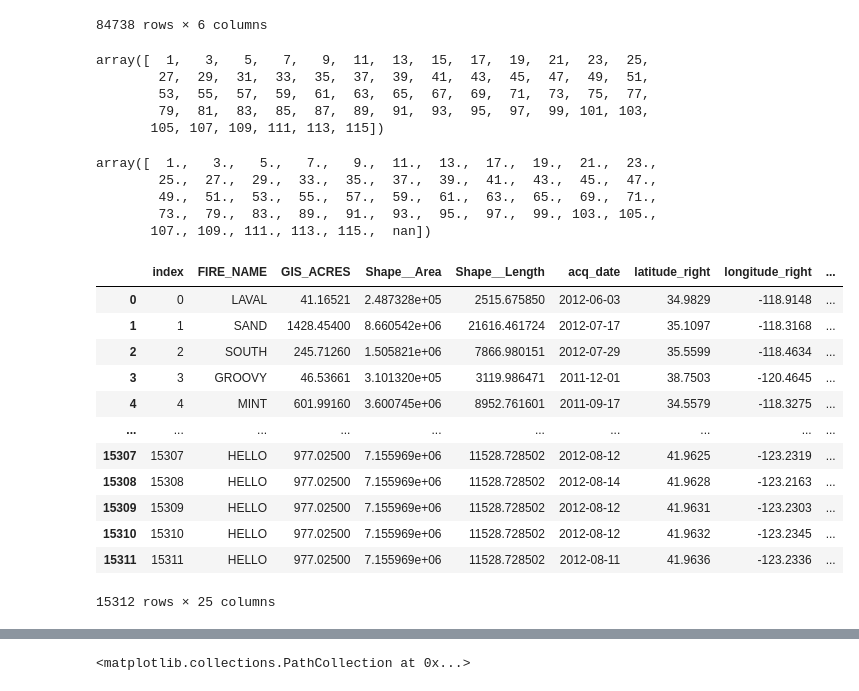
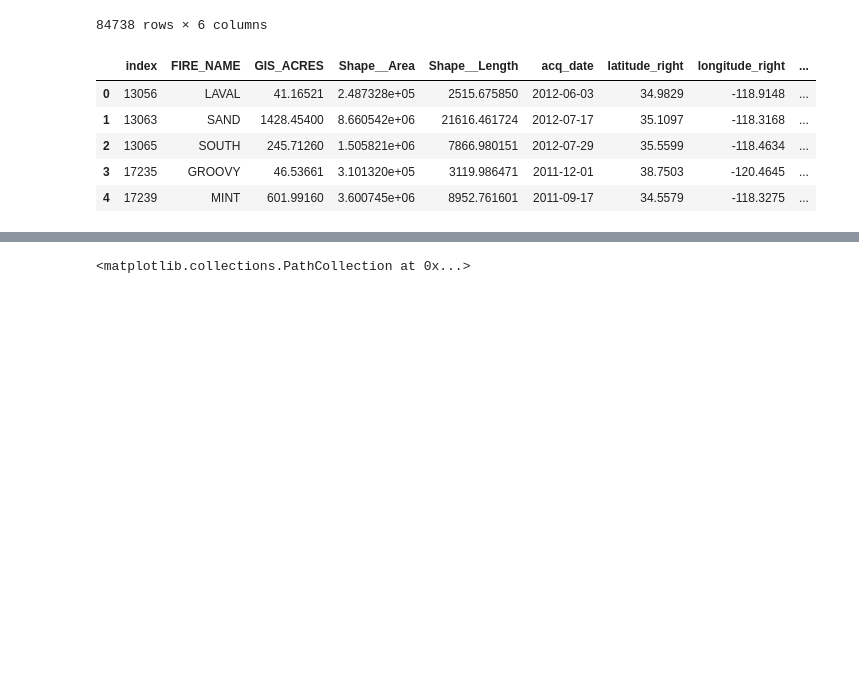
Before and after one commit to oTaira/emberalert, a Jupyter notebook: fireforce_V2.ipynb, the cells around one changed output, grey strips where cells are left out. Cells and saved outputs as stored; diff of their text form; code cells hidden in the pictures; blank space fills up the shorter version.

```diff
--- a/fireforce_V2.ipynb
+++ b/fireforce_V2.ipynb
@@ -424,6 +280,0 @@ Index(['OBJECTID', 'YEAR_', 'STATE', 'AGENCY', 'UNIT_ID', 'FIRE_NAME',
-# %%
-timed_df = timed_df.reset_index(drop=True, inplace=False)
-timed_df_2011 = timed_df[timed_df['year']==2011]
-
-pm25_geo_2011 = pm25_geo[pm25_geo['year']==2011]
-pm25_geo_2011.shape, timed_df_2011.shape
@@ -443,8 +281,8 @@ print(pm_cali_avg.head())
 # %%
-timed_df_filtered = timed_df[['FIRE_NAME', 'GIS_ACRES', 'Shape__Area', 'Shape__Length', 'acq_date', 'latitude_right', 'longitude_right','frp', 'type', 'bright_t31', 'confidence',
+timed_df_filtered = timed_df[['FIRE_NAME', 'GIS_ACRES', 'Shape__Area', 'Shape__Length', 'acq_date', 'latitude_right', 'longitude_right','frp', 'type', 'bright_t31',
        'year', 'month', 'distance']]
 timed_df_filtered['day'] = timed_df_filtered['acq_date'].dt.day
-timed_df_filtered
+timed_df_filtered.head()
 # %% [output]
 A value is trying to be set on a copy of a slice from a DataFrame.
 Try using .loc[row_indexer,col_indexer] = value instead
@@ -467,7 +300,7 @@ See the caveats in the documentation: https://pandas.pydata.org/pandas-docs/stab
 # %% [markdown]
 Data for counties found here: https://gis.data.ca.gov/datasets/CALFIRE-Forestry::california-county-boundaries/about
 # %%
-counties = gpd.read_file("./data/California_County_Boundaries_8408091426384550881/cnty19_1.shp")
+counties = gpd.read_file("./California_County_Boundaries_8408091426384550881/cnty19_1.shp")
 counties.head()
 # %% [output]
 |  | COUNTY_NAM | COUNTY_ABB | COUNTY_NUM | COUNTY_COD | COUNTY_FIP | ISLAND | GlobalID | geometry |
@@ -493,6 +326,10 @@ if 'index_left' in gdf.columns or 'index_right' in gdf.columns:
 gdf = gpd.sjoin(gdf, counties, how="left", predicate='intersects')
 # %%
 gdf['COUNTY_FIP'] = pd.to_numeric(gdf['COUNTY_FIP'], errors='coerce')
+gdf = gdf[['FIRE_NAME', 'GIS_ACRES', 'Shape__Area', 'Shape__Length', 'acq_date',
+       'latitude_right', 'longitude_right', 'frp', 'type', 'bright_t31',
+       'year', 'month', 'distance', 'day', 'geometry',
+       'index_right', 'COUNTY_NAM','COUNTY_FIP']]
 gdf.columns
 # %% [output]
 Index(['FIRE_NAME', 'GIS_ACRES', 'Shape__Area', 'Shape__Length', 'acq_date',
@@ -518,41 +355,18 @@ pm_cali_avg
 | 84736 | 31 | 2014 | 12 | 6113 | 4.674280 | 113 |
 | 84737 | 31 | 2014 | 12 | 6115 | 4.563329 | 115 |
 84738 rows × 6 columns
-# %%
-np.unique(pm_cali_avg["standard_fips"])
-# %% [output]
-array([  1,   3,   5,   7,   9,  11,  13,  15,  17,  19,  21,  23,  25,
-        27,  29,  31,  33,  35,  37,  39,  41,  43,  45,  47,  49,  51,
-        53,  55,  57,  59,  61,  63,  65,  67,  69,  71,  73,  75,  77,
-        79,  81,  83,  85,  87,  89,  91,  93,  95,  97,  99, 101, 103,
-       105, 107, 109, 111, 113, 115])
-# %%
-np.unique(gdf["COUNTY_FIP"])
-# %% [output]
-array([  1.,   3.,   5.,   7.,   9.,  11.,  13.,  17.,  19.,  21.,  23.,
-        25.,  27.,  29.,  33.,  35.,  37.,  39.,  41.,  43.,  45.,  47.,
-        49.,  51.,  53.,  55.,  57.,  59.,  61.,  63.,  65.,  69.,  71.,
-        73.,  79.,  83.,  89.,  91.,  93.,  95.,  97.,  99., 103., 105.,
-       107., 109., 111., 113., 115.,  nan])
 # %%
 timed_avg = gdf.groupby(['day','year', 'month', 'COUNTY_FIP'])[["GIS_ACRES",'Shape__Area', 'Shape__Length', 'frp', 'bright_t31']].mean()
 timed_avg = gdf.reset_index()
 timed_avg.rename(columns={'COUNTY_FIP': 'countyfip'}, inplace=True)
 pm_cali_avg.rename(columns={'standard_fips': 'countyfip'}, inplace=True)
-timed_avg
+timed_avg.head()
 # %% [output]
 |  | index | FIRE_NAME | GIS_ACRES | Shape__Area | Shape__Length | acq_date | latitude_right | longitude_right | ... |
-| 0 | 0 | LAVAL | 41.16521 | 2.487328e+05 | 2515.675850 | 2012-06-03 | 34.9829 | -118.9148 | ... |
-| 1 | 1 | SAND | 1428.45400 | 8.660542e+06 | 21616.461724 | 2012-07-17 | 35.1097 | -118.3168 | ... |
-| 2 | 2 | SOUTH | 245.71260 | 1.505821e+06 | 7866.980151 | 2012-07-29 | 35.5599 | -118.4634 | ... |
-| 3 | 3 | GROOVY | 46.53661 | 3.101320e+05 | 3119.986471 | 2011-12-01 | 38.7503 | -120.4645 | ... |
-| 4 | 4 | MINT | 601.99160 | 3.600745e+06 | 8952.761601 | 2011-09-17 | 34.5579 | -118.3275 | ... |
-| ... | ... | ... | ... | ... | ... | ... | ... | ... | ... |
-| 15307 | 15307 | HELLO | 977.02500 | 7.155969e+06 | 11528.728502 | 2012-08-12 | 41.9625 | -123.2319 | ... |
-| 15308 | 15308 | HELLO | 977.02500 | 7.155969e+06 | 11528.728502 | 2012-08-14 | 41.9628 | -123.2163 | ... |
-| 15309 | 15309 | HELLO | 977.02500 | 7.155969e+06 | 11528.728502 | 2012-08-12 | 41.9631 | -123.2303 | ... |
-| 15310 | 15310 | HELLO | 977.02500 | 7.155969e+06 | 11528.728502 | 2012-08-12 | 41.9632 | -123.2345 | ... |
-| 15311 | 15311 | HELLO | 977.02500 | 7.155969e+06 | 11528.728502 | 2012-08-11 | 41.9636 | -123.2336 | ... |
+| 0 | 13056 | LAVAL | 41.16521 | 2.487328e+05 | 2515.675850 | 2012-06-03 | 34.9829 | -118.9148 | ... |
+| 1 | 13063 | SAND | 1428.45400 | 8.660542e+06 | 21616.461724 | 2012-07-17 | 35.1097 | -118.3168 | ... |
+| 2 | 13065 | SOUTH | 245.71260 | 1.505821e+06 | 7866.980151 | 2012-07-29 | 35.5599 | -118.4634 | ... |
+| 3 | 17235 | GROOVY | 46.53661 | 3.101320e+05 | 3119.986471 | 2011-12-01 | 38.7503 | -120.4645 | ... |
+| 4 | 17239 | MINT | 601.99160 | 3.600745e+06 | 8952.761601 | 2011-09-17 | 34.5579 | -118.3275 | ... |
-15312 rows × 25 columns
 # %%
 merged_avg = pd.merge(timed_avg, pm_cali_avg, on=['day','year', 'month', 'countyfip'], how='inner')
```
Also changed, not shown: parts of 61 cells of this notebook.
